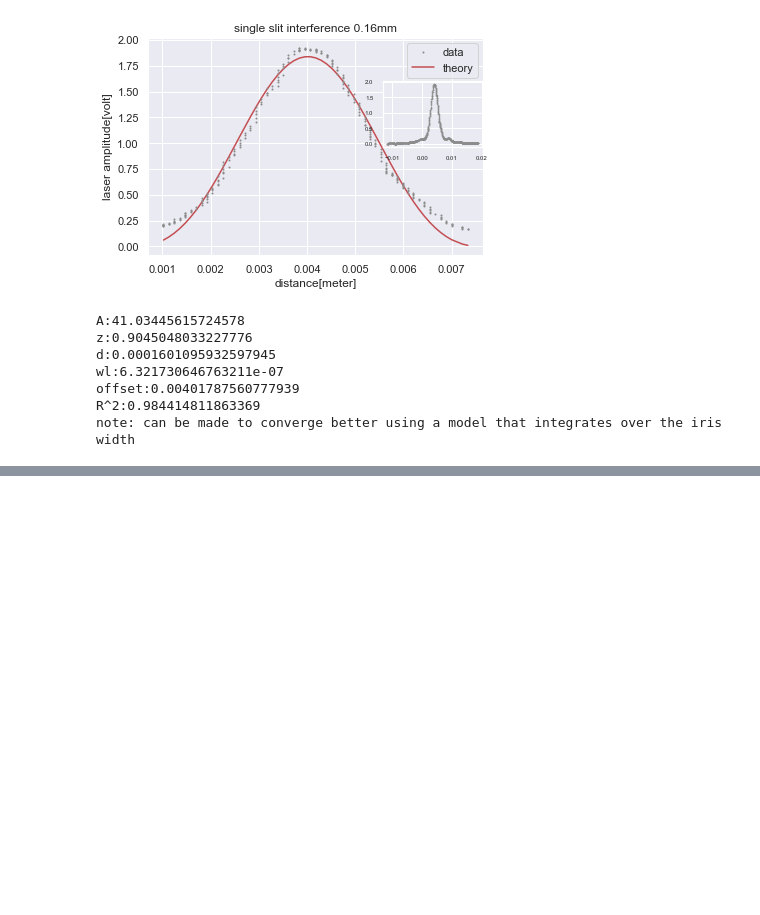
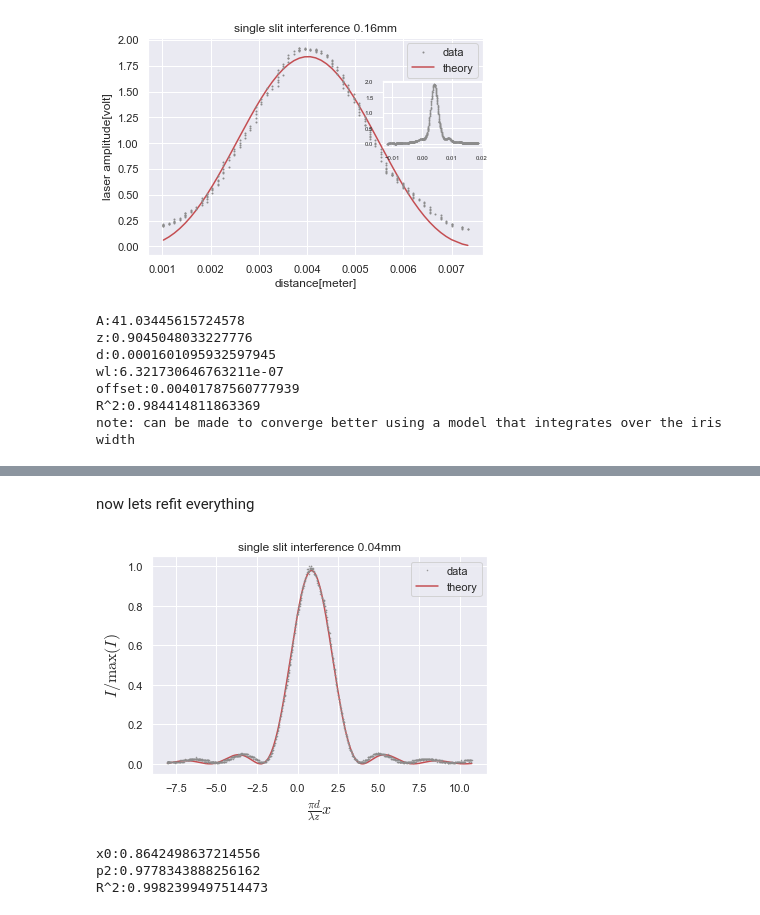
Before and after one commit to EdoMor/notebooks, a Jupyter notebook: edos single slit notebook.ipynb, the cells around one changed output, grey strips where cells are left out. Cells and saved outputs as stored; diff of their text form; code cells hidden in the pictures; blank space fills up the shorter version.

```diff
--- a/edos single slit notebook.ipynb
+++ b/edos single slit notebook.ipynb
@@ -2,7 +2,12 @@
 import matplotlib.pyplot as plt
 import numpy as np
 from sympy import *
+from IPython.display import display, Latex
 import ease_of_live_scripts as es
 from scipy import optimize as fit
 from pprint import *
 import seaborn as sbs
+
+sbs.set()
+plt.rcParams["mathtext.fontset"]='cm'
+plt.rcParams['axes.labelsize']= 16
@@ -338,0 +349,29 @@ R^2:-0.019505793691952267
+# %% [markdown]
+now lets refit everything
+# %%
+pname=['x0','p2']
+z=0.855
+wl=(6.328*(10**(-7)))
+d=4.0e-5
+A=50
+x0=(np.pi*d*es.offset)/(wl*z)
+p2=(A*(d**2)/(wl*z))
+data=es.read('exp1125/original parameters/single slit/0.04','sweep2.txt')
+xdata=z*np.sin(np.deg2rad((es.volt_to_angle(data['angle']))))*((np.pi*d)/(wl*z))
+ydata=-data['power']/np.max(-data['power'])
+plt.plot(xdata,ydata,'.',markersize=1,zorder=2,color=sbs.color_palette()[7])
+popt, pcov=fit.curve_fit(es.single_slit_model_redunced,xdata,ydata,p0=[x0,p2],bounds=((-np.inf,0),
+                                                                                   (np.inf,np.inf)))
+plt.plot(xdata,es.single_slit_model_redunced(xdata,*popt),zorder=1,color=sbs.color_palette()[3])
+plt.legend(['data','theory'])
+plt.title('single slit interference 0.04mm')
+plt.xlabel(r'$\frac{\pi d}{\lambda z}x$')
+plt.ylabel(r'$I/\max(I)$')
+plt.show()
+for i in range(len(popt)): print(pname[i]+':'+str(popt[i]))
+print('R^2:'+str(es.Rsquared(xdata,ydata,es.single_slit_model_redunced,popt)))
+# %% [output]
+[figure, added]
+x0:0.8642498637214556
+p2:0.9778343888256162
+R^2:0.9982399497514473
```
Also changed, not shown: parts of 10 cells of this notebook, 4 other files.
